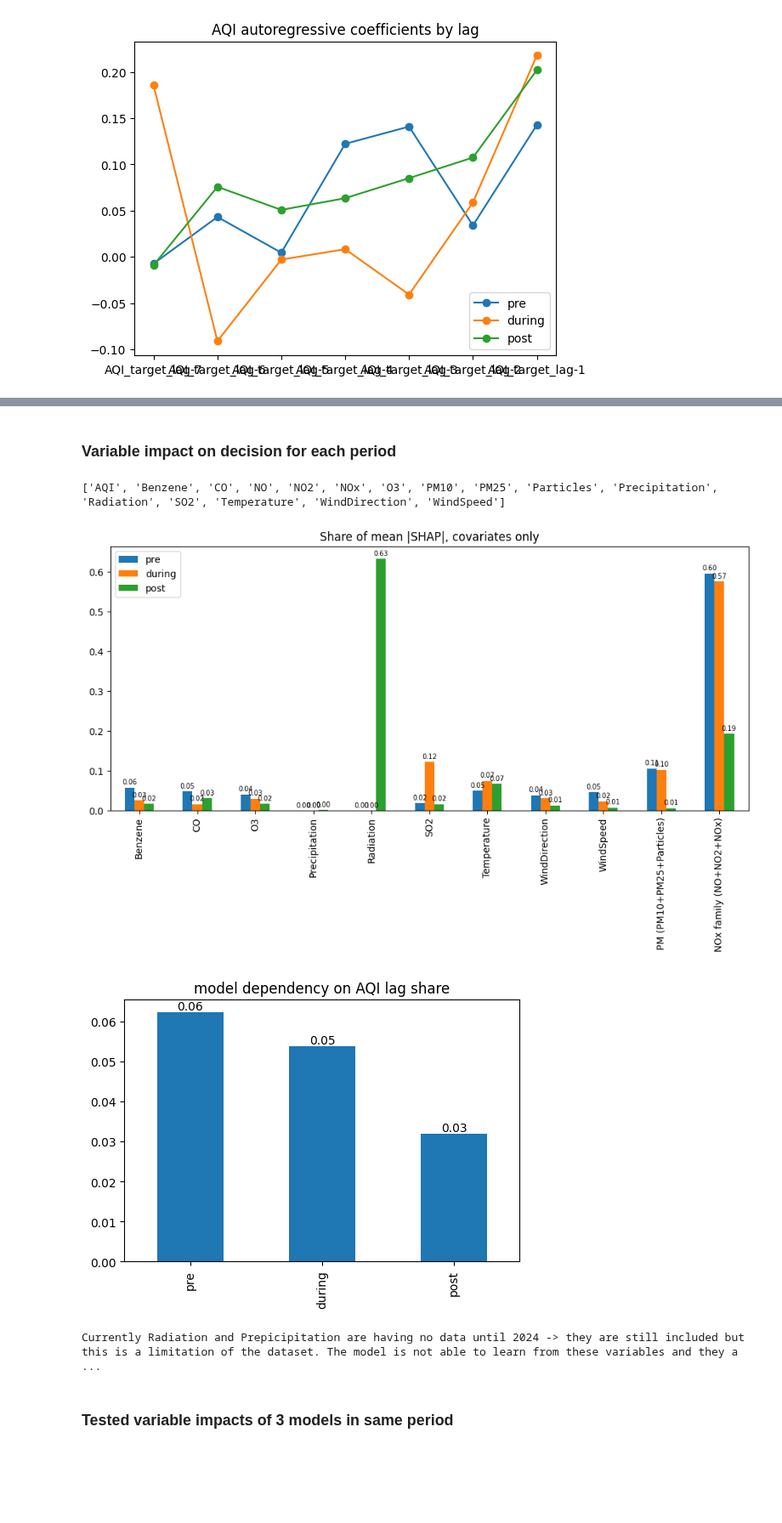
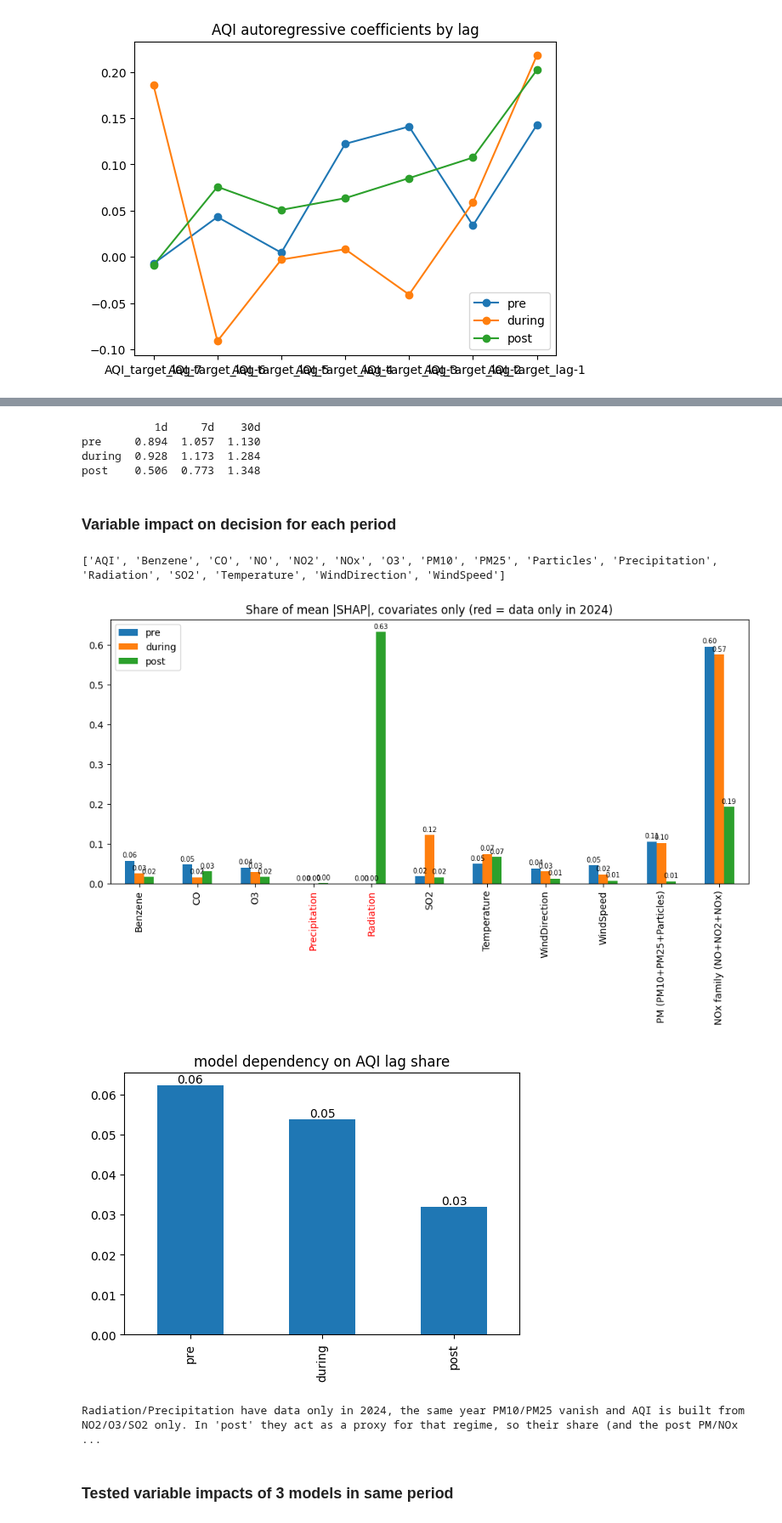
Before and after one commit to DuongAnhTran/AQI-Data-Analysis-Honours-Project, a Jupyter notebook: Model/LR/LR(3periods).ipynb, the cells around one changed output, grey strips where cells are left out. Shown at 85% size. Drawn from its saved outputs; the diff is of its cells as text; code cells hidden in the pictures; blank space fills up the shorter version.

```diff
--- a/Model/LR/LR(3periods).ipynb
+++ b/Model/LR/LR(3periods).ipynb
@@ -186,7 +186,7 @@ def run_period(target, covariates, model_cls, param_space, fixed_param, n_trials
         series=y_fit.append(y_test), past_covariates=x_fit.append(x_test),
         start=y_test.start_time(), forecast_horizon=1, stride=1,
         retrain=True, train_length=None, last_points_only=True, verbose=False,
-    ).map(lambda x: np.round(x))
+    ).map(lambda x: np.clip(np.round(x), 1, 5))
 
     # naive = TimeSeries.from_times_and_values(
     #     y_test.time_index, target.to_series().shift(1).loc[y_test.time_index].values)
@@ -306,3 +310,26 @@ plt.show()
+# %%
+def horizon_scores(h):
+    cov = covariates.shift(h - 1)
+    tgt = target.slice_intersect(cov)
+    cov = cov.slice_intersect(tgt)
+    out = {}
+    for name, (s, e) in bounds.items():
+        lo = pd.Timestamp(s) if s else tgt.start_time()
+        hi = pd.Timestamp(e) if e else tgt.end_time()
+        y, x = tgt.slice(lo, hi), cov.slice(lo, hi)
+        y_test = results[name]["y_test"]
+        p = LinearRegressionModel(**lr_fixed).historical_forecasts(
+            series=y, past_covariates=x, start=y_test.start_time(),
+            forecast_horizon=h, stride=1, retrain=True, train_length=None,
+            last_points_only=True, verbose=False).map(lambda v: np.round(v))
+        out[name] = rmse(y_test.slice_intersect(p), p)
+    return pd.Series(out)
+print(pd.DataFrame({f"{h}d": horizon_scores(h) for h in (1, 7, 30)}).round(3))
+# %% [output]
+           1d     7d    30d
+pre     0.894  1.057  1.130
+during  0.928  1.173  1.284
+post    0.506  0.773  1.348
 # %% [markdown]
 ### Variable impact on decision for each period
 # %%
@@ -330,37 +357,42 @@ def var_importance(r):
 
 imp = pd.DataFrame({name: var_importance(r) for name, r in results.items()})
 
 # check names match the regex
 print(imp.index.tolist())
 
 # Grouping variables into families for better visualisation
 groups = {"PM (PM10+PM25+Particles)": ["PM10", "PM25", "Particles"],
           "NOx family (NO+NO2+NOx)": ["NO", "NO2", "NOx"]}
 
 def grouped(imp):
     g = imp.drop("AQI")
     for name, cols in groups.items():
         g.loc[name] = g.loc[cols].sum()
         g = g.drop(cols)
     return g / g.sum()
 
 
 # Plot the graphs
 share = grouped(imp)
 ax = share.plot.bar(figsize=(12, 5), title="Share of mean |SHAP|, covariates only")
+for t in ax.get_xticklabels():
+    if t.get_text() in ("Radiation", "Precipitation"):
+        t.set_color("red")
+ax.set_title(ax.get_title() + " (red = data only in 2024)")
 for c in ax.containers:
     ax.bar_label(c, fmt="%.2f", fontsize=7, padding=2)
 plt.show()
 
 ax = (imp.loc["AQI"] / imp.sum()).plot.bar(figsize=(6, 4), title="model dependency on AQI lag share")
 ax.bar_label(ax.containers[0], fmt="%.2f")
 plt.show()
-print(f"Currently Radiation and Prepicipitation are having no data until 2024 -> they are still included but this is a limitation of the dataset. The model is not able to learn from these variables and they are not contributing to the prediction.")
+print("Radiation/Precipitation have data only in 2024, the same year PM10/PM25 vanish and AQI is built from NO2/O3/SO2 only. "
+      "In 'post' they act as a proxy for that regime, so their share (and the post PM/NOx shares) is not a physical effect.")
 # %% [output]
 ['AQI', 'Benzene', 'CO', 'NO', 'NO2', 'NOx', 'O3', 'PM10', 'PM25', 'Particles', 'Precipitation', 'Radiation', 'SO2', 'Temperature', 'WindDirection', 'WindSpeed']
-[figure, old version]
+[figure, new version]
 [figure]
-Currently Radiation and Prepicipitation are having no data until 2024 -> they are still included but this is a limitation of the dataset. The model is not able to learn from these variables and they a ...
+Radiation/Precipitation have data only in 2024, the same year PM10/PM25 vanish and AQI is built from NO2/O3/SO2 only. In 'post' they act as a proxy for that regime, so their share (and the post PM/NOx ...
 # %% [markdown]
 ### Tested variable impacts of 3 models in same period
 # %%
```
Also changed, not shown: parts of 5 cells of this notebook, 1 other file.
